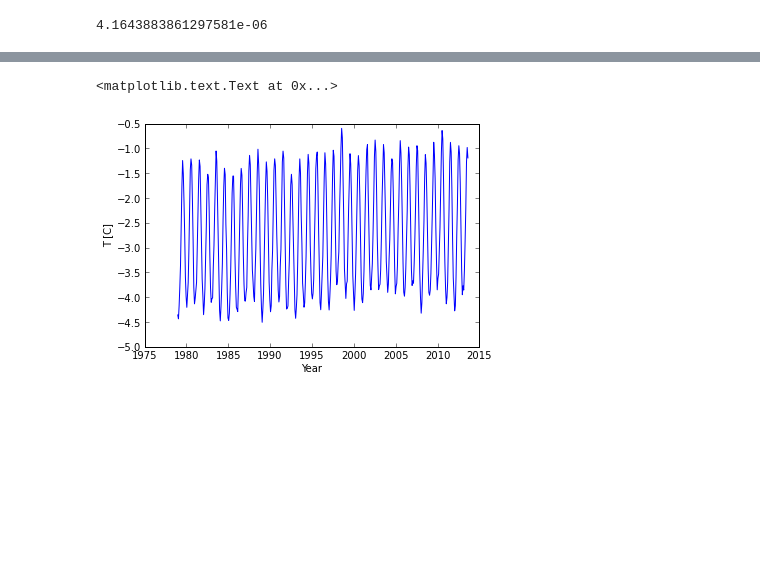
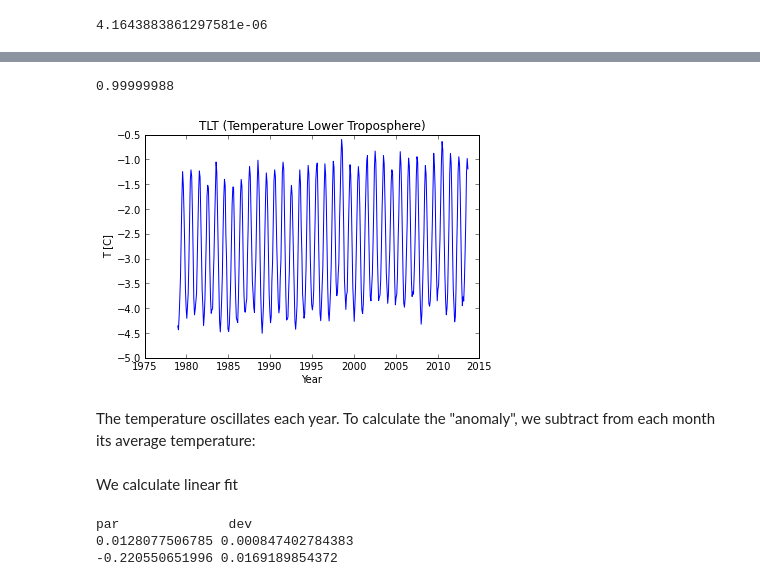
Before and after one commit to certik/climate, a Jupyter notebook: RSS.ipynb, the cells around one changed output, grey strips where cells are left out. Saved outputs shown, nothing was run; the diff lists cells and outputs as text; code cells hidden in the pictures; blank space fills up the shorter version.

```diff
--- a/RSS.ipynb
+++ b/RSS.ipynb
@@ -120,6 +123,8 @@ longitude_bounds = rootgrp.variables["longitude_bounds"][:]
 latitude_bounds = rootgrp.variables["latitude_bounds"][:]
 # time in days, 1978 - today
 time = rootgrp.variables["time"][:]
+# time in years
+years = time / 365.242 + 1978
 # 12 values: time in days for 12 months in a year
 time_climatology = rootgrp.variables["climatology_time"][:]
 # (time, latitude, longitude)
@@ -167,9 +173,17 @@ sum(S_theta)
+# %%
+w_theta = sin(pi/144) * cos(latitude*pi/180)
+sum(w_theta)
+# %% [output]
+0.99999988
 # %%
 Tavg = average(brightness_temperature, axis=2)
-Tavg = average(Tavg, axis=1, weights=S_theta)
-plot(time / 365.242 + 1978, Tavg-273.15)
+Tavg = average(Tavg, axis=1, weights=w_theta)
+plot(years, Tavg-273.15)
 xlabel("Year")
 ylabel("T [C]")
+title("TLT (Temperature Lower Troposphere)")
+show()
 # %% [output]
-<matplotlib.text.Text at 0x...>
-[figure, old version]
+[figure, new version]
+# %% [markdown]
+The temperature oscillates each year. To calculate the "anomaly", we subtract from each month its average temperature:
@@ -175,0 +194,18 @@ ylabel("T [C]")
+# %% [markdown]
+We calculate linear fit
+# %%
+from scipy.optimize import curve_fit
+# Skip the first year, start from 1979, that's why you see the "12" here and below:
+Y0 = years[12]
+def f(x, a, b):
+    return a*(x-Y0)+b
+(a, b), pcov = curve_fit(f, years[12:], Tanom[12:])
+adev = sqrt(pcov[0, 0])
+bdev = sqrt(pcov[1, 1])
+print "par              dev"
+print a, adev
+print b, bdev
+# %% [output]
+par              dev
+0.0128077506785 0.000847402784383
+-0.220550651996 0.0169189854372
```
Also changed, not shown: parts of 12 cells of this notebook.
